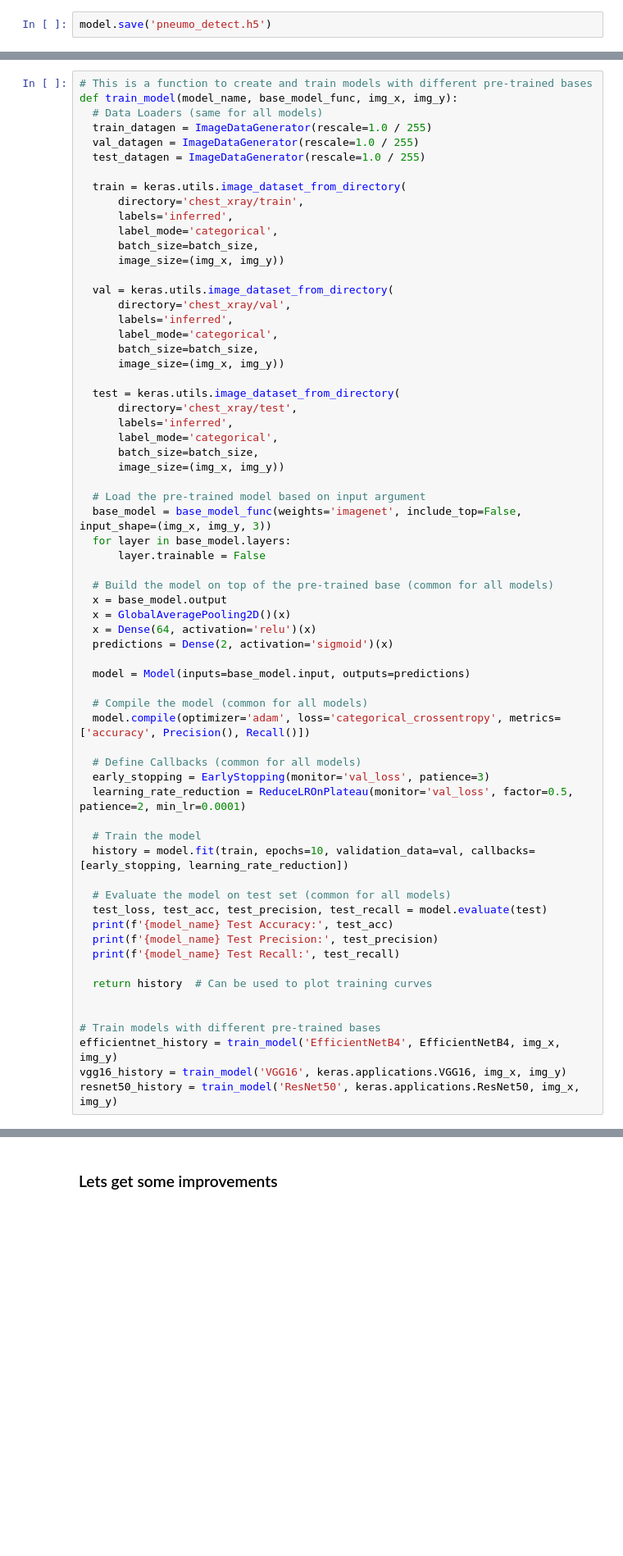
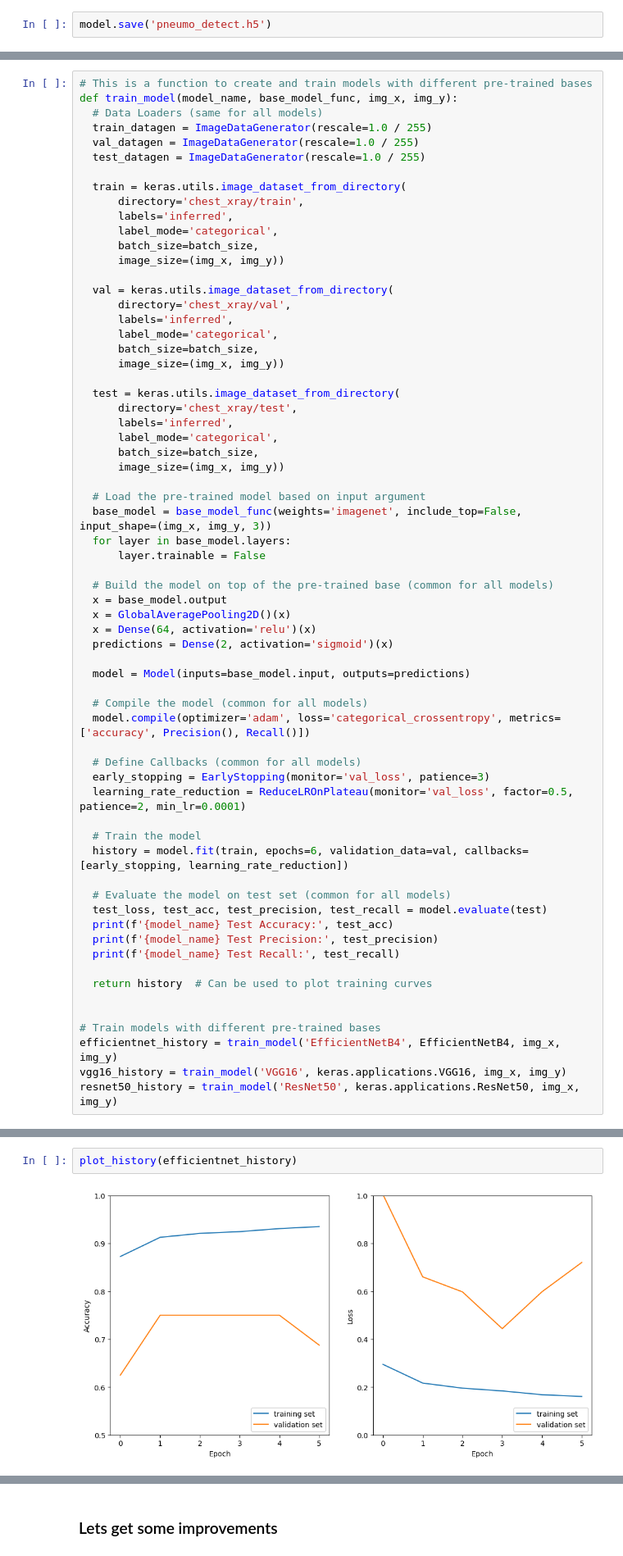
Before and after one commit to david01021984/PneumoniaRecognition, a Jupyter notebook: pneumonia_recognition.ipynb, the cells around one changed output, grey strips where cells are left out. Shown at 82% size. Drawn from its saved outputs; the diff is of its cells as text; blank space fills up the shorter version.

```diff
--- a/pneumonia_recognition.ipynb
+++ b/pneumonia_recognition.ipynb
@@ -167,7 +167,7 @@ def train_model(model_name, base_model_func, img_x, img_y):
   learning_rate_reduction = ReduceLROnPlateau(monitor='val_loss', factor=0.5, patience=2, min_lr=0.0001)
 
   # Train the model
-  history = model.fit(train, epochs=10, validation_data=val, callbacks=[early_stopping, learning_rate_reduction])
+  history = model.fit(train, epochs=6, validation_data=val, callbacks=[early_stopping, learning_rate_reduction])
 
   # Evaluate the model on test set (common for all models)
   test_loss, test_acc, test_precision, test_recall = model.evaluate(test)
@@ -236,0 +203,4 @@ ResNet50                 0.8029          0.7696          0.8189
+# %%
+plot_history(efficientnet_history)
+# %% [output]
+[figure, added]
```
Also changed, not shown: parts of 14 cells of this notebook.
